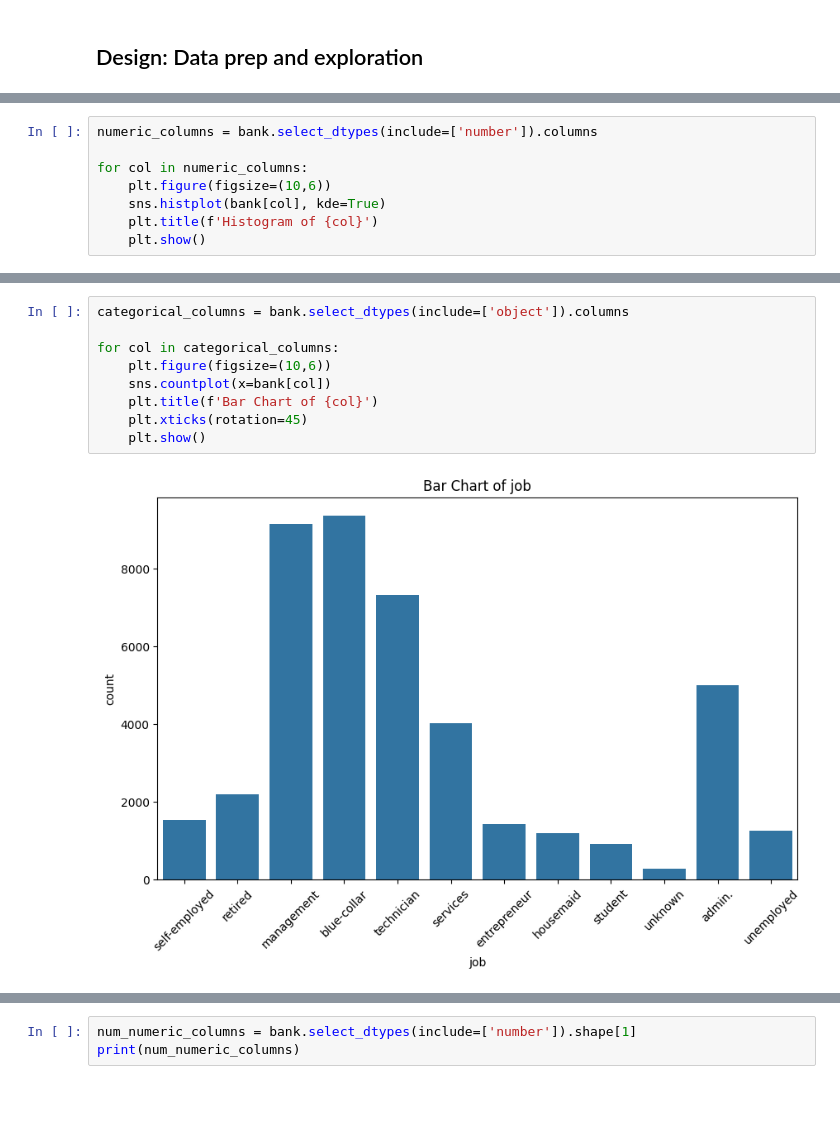
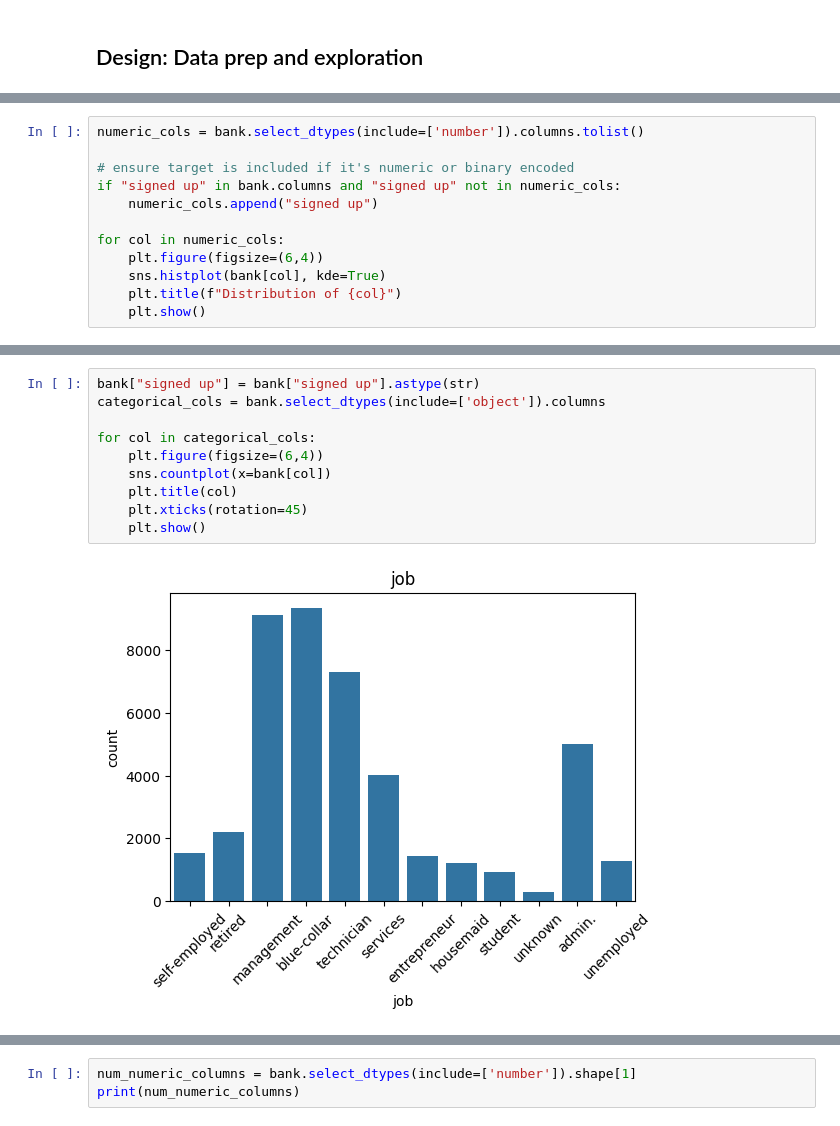
Before and after one commit to kevinxue-png/ds1001_final, a Jupyter notebook: ds1001_final/notebooks/Final_Project_Notebook.ipynb, the cells around one changed output, grey strips where cells are left out. Saved outputs shown, nothing was run; the diff lists cells and outputs as text; blank space fills up the shorter version.

```diff
--- a/ds1001_final/notebooks/Final_Project_Notebook.ipynb
+++ b/ds1001_final/notebooks/Final_Project_Notebook.ipynb
@@ -108,9 +117,13 @@ bank.head()
 # %%
-numeric_columns = bank.select_dtypes(include=['number']).columns
+numeric_cols = bank.select_dtypes(include=['number']).columns.tolist()
 
-for col in numeric_columns:
-    plt.figure(figsize=(10,6))
+# ensure target is included if it's numeric or binary encoded
+if "signed up" in bank.columns and "signed up" not in numeric_cols:
+    numeric_cols.append("signed up")
+
+for col in numeric_cols:
+    plt.figure(figsize=(6,4))
     sns.histplot(bank[col], kde=True)
-    plt.title(f'Histogram of {col}')
+    plt.title(f"Distribution of {col}")
     plt.show()
 # %% [output]
@@ -122,11 +135,12 @@ for col in numeric_columns:
 # %%
-categorical_columns = bank.select_dtypes(include=['object']).columns
+bank["signed up"] = bank["signed up"].astype(str)
+categorical_cols = bank.select_dtypes(include=['object']).columns
 
-for col in categorical_columns:
-    plt.figure(figsize=(10,6))
+for col in categorical_cols:
+    plt.figure(figsize=(6,4))
     sns.countplot(x=bank[col])
-    plt.title(f'Bar Chart of {col}')
+    plt.title(col)
     plt.xticks(rotation=45)
     plt.show()
 # %% [output]
-[figure, old version]
+[figure, new version]
```
Also changed, not shown: parts of 17 cells of this notebook.
